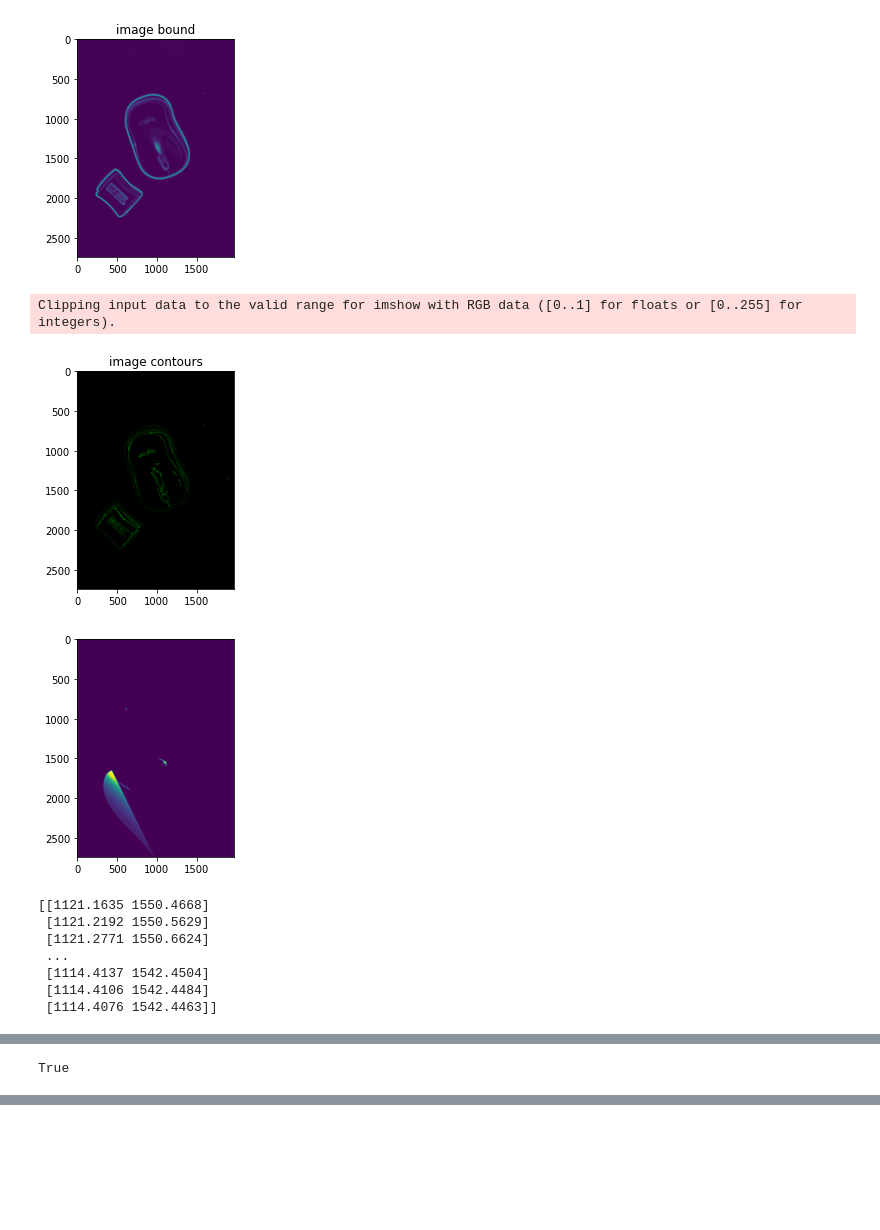
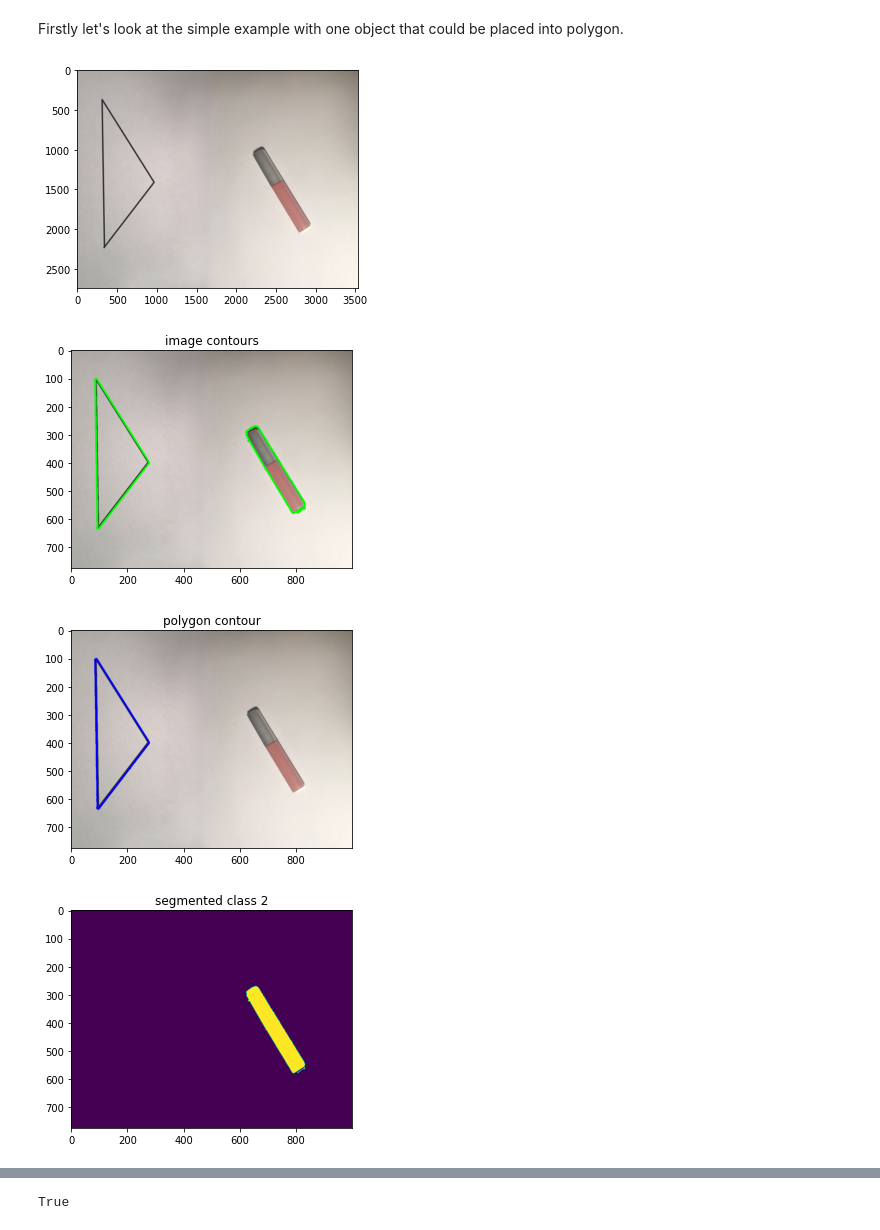
Before and after one commit to DariaWelt/Intelligent_placer, a Jupyter notebook: intelligent_placer.ipynb, the cells around one changed output, grey strips where cells are left out. Saved outputs shown, nothing was run; the diff lists cells and outputs as text; code cells hidden in the pictures; blank space fills up the shorter version.

```diff
--- a/intelligent_placer.ipynb
+++ b/intelligent_placer.ipynb
@@ -33,15 +28,16 @@ draw_polygon(polygon, polygon_mode, image)
+# %% [markdown]
+Firstly let's look at the simple example with one object that could be placed into polygon.
+# %%
+image_path_example1 = 'test/data/IMG_10_figure_0_1.jpg'
+image = np.array(Image.open(image_path_example1))
+plt.imshow(image)
+plt.show()
+# %% [output]
+[figure, added]
 # %%
 %%time
-check_image(image_path, polygon, mode=polygon_mode, verbose=True)
+check_image(image_path_example1, verbose=True)
 # %% [output]
-[figure, old version]
+[figure, new version]
-Clipping input data to the valid range for imshow with RGB data ([0..1] for floats or [0..255] for integers).
-[figure, old version]
+[figure, new version]
-[figure, old version]
+[figure, new version]
-[[1121.1635 1550.4668]
- [1121.2192 1550.5629]
- [1121.2771 1550.6624]
- ...
- [1114.4137 1542.4504]
- [1114.4106 1542.4484]
- [1114.4076 1542.4463]]
@@ -52 +45,0 @@ Wall time: 31min 35s
-True
@@ -52,0 +48 @@ True
+True
```
Also changed, not shown: parts of 15 cells of this notebook, 7 other files.
